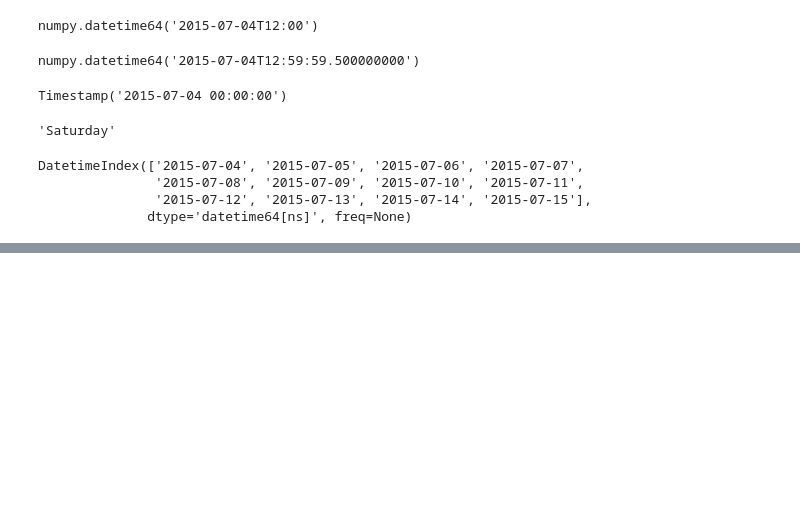
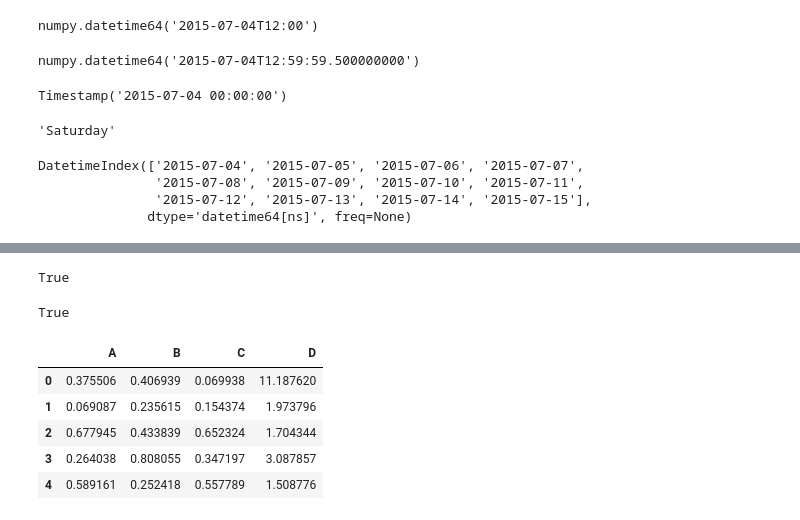
Before and after one commit to aliensmart/machine_learning, a Jupyter notebook: Pandas.ipynb, the cells around one changed output, grey strips where cells are left out. Saved outputs shown, nothing was run; the diff lists cells and outputs as text; code cells hidden in the pictures; blank space fills up the shorter version.

Commit message:
added eval functiopn in panda

```diff
--- a/Pandas.ipynb
+++ b/Pandas.ipynb
@@ -2736,0 +2747,5 @@ AttributeError: 'DataFrame' object has no attribute 'ix'
+# %%
+# pandas.eval() for Efficient Operations
+nrows, ncols = 100000, 100
+rng = np.random.RandomState(42)
+df1, df2, df3, df4 = (pd.DataFrame(rng.rand(nrows, ncols)) for i in range(4))
@@ -2736,0 +2771,4 @@ AttributeError: 'DataFrame' object has no attribute 'ix'
+# %%
+# DataFrame.eval() for Column-Wise Operations
+df = pd.DataFrame(rng.rand(1000, 3), columns=['A', 'B', 'C'])
+df.head()
@@ -2736,0 +2782,24 @@ AttributeError: 'DataFrame' object has no attribute 'ix'
+# %%
+result1 = (df['A'] + df['B']) / (df['C'] - 1)
+result2 = pd.eval("(df.A + df.B) / (df.C - 1)")
+np.allclose(result1, result2)
+# %% [output]
+True
+# %%
+# DataFrame.eval() method allows much more succinct evaluation of expressions
+result3 = df.eval('(A + B) / (C - 1)')
+np.allclose(result1, result3)
+# %% [output]
+True
+# %%
+# We can use df.eval() to create a new column 'D' and assign to it a value computed
+# from the other columns
+df.eval('D = (A + B) / C', inplace=True)
+df.head()
+# %% [output]
+|  | A | B | C | D |
+| 0 | 0.375506 | 0.406939 | 0.069938 | 11.187620 |
+| 1 | 0.069087 | 0.235615 | 0.154374 | 1.973796 |
+| 2 | 0.677945 | 0.433839 | 0.652324 | 1.704344 |
+| 3 | 0.264038 | 0.808055 | 0.347197 | 3.087857 |
+| 4 | 0.589161 | 0.252418 | 0.557789 | 1.508776 |
```
Also changed, not shown: parts of 108 cells of this notebook.
